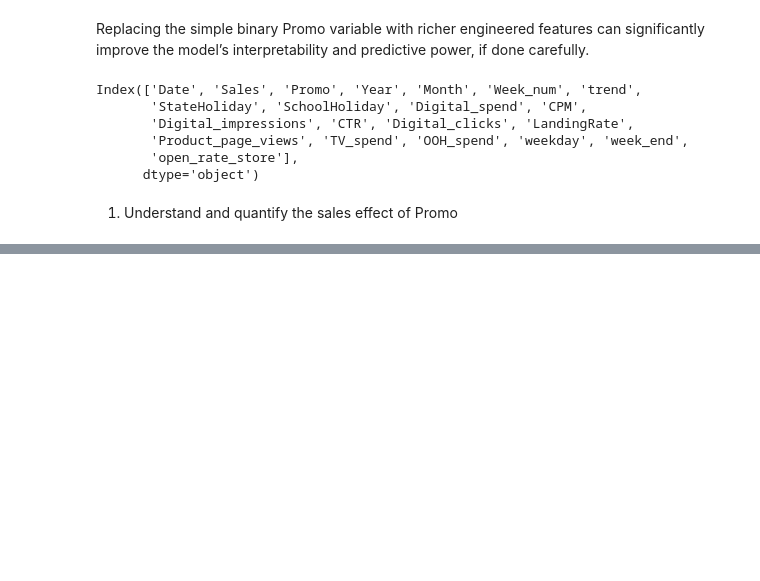
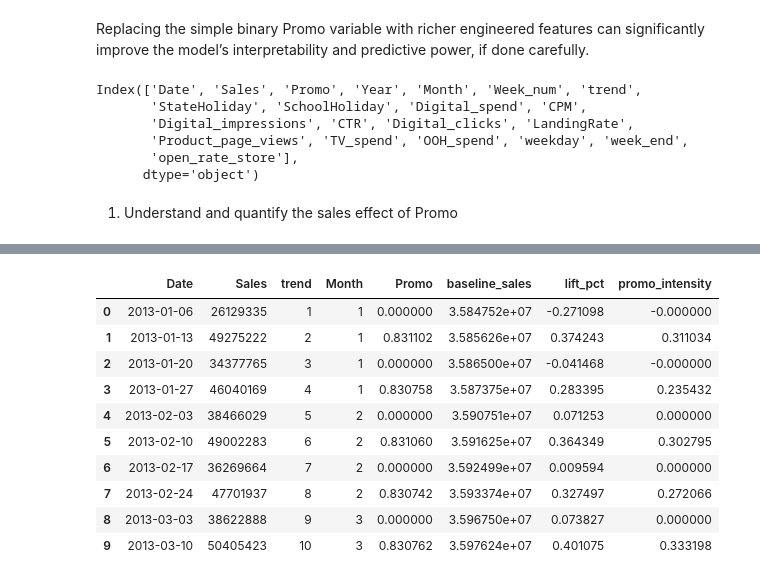
Before and after one commit to diegoferra5/MMMdemo, a Jupyter notebook: notebooks/02_feature_engineering_v1.ipynb, the cells around one changed output, grey strips where cells are left out. Saved outputs shown, nothing was run; the diff lists cells and outputs as text; code cells hidden in the pictures; blank space fills up the shorter version.

```diff
--- a/notebooks/02_feature_engineering_v1.ipynb
+++ b/notebooks/02_feature_engineering_v1.ipynb
@@ -307,0 +332,13 @@ Name: Promo, dtype: float64
+# %%
+import statsmodels.api as sm
+
+df= weekly_sales_enriched.copy()
+nonpromo = df[df["Promo"] < 0.05]  # consider ~0 coverage as no promo
+X = sm.add_constant(nonpromo[["trend", "Month"]])
+y = nonpromo["Sales"]
+
+model = sm.OLS(y, X).fit()
+
+# Predict baseline for all weeks
+df["baseline_sales"] = model.predict(sm.add_constant(df[["trend", "Month"]]))
+df.head()
@@ -307,0 +353,17 @@ Name: Promo, dtype: float64
+# %%
+df["lift_pct"] = (df["Sales"] - df["baseline_sales"]) / df["baseline_sales"]
+df["promo_intensity"] = df["Promo"] * df["lift_pct"]
+
+df[["Date","Sales","trend","Month", "Promo", "baseline_sales","lift_pct","promo_intensity"]].head(10)
+# %% [output]
+|  | Date | Sales | trend | Month | Promo | baseline_sales | lift_pct | promo_intensity |
+| 0 | 2013-01-06 | 26129335 | 1 | 1 | 0.000000 | 3.584752e+07 | -0.271098 | -0.000000 |
+| 1 | 2013-01-13 | 49275222 | 2 | 1 | 0.831102 | 3.585626e+07 | 0.374243 | 0.311034 |
+| 2 | 2013-01-20 | 34377765 | 3 | 1 | 0.000000 | 3.586500e+07 | -0.041468 | -0.000000 |
+| 3 | 2013-01-27 | 46040169 | 4 | 1 | 0.830758 | 3.587375e+07 | 0.283395 | 0.235432 |
+| 4 | 2013-02-03 | 38466029 | 5 | 2 | 0.000000 | 3.590751e+07 | 0.071253 | 0.000000 |
+| 5 | 2013-02-10 | 49002283 | 6 | 2 | 0.831060 | 3.591625e+07 | 0.364349 | 0.302795 |
+| 6 | 2013-02-17 | 36269664 | 7 | 2 | 0.000000 | 3.592499e+07 | 0.009594 | 0.000000 |
+| 7 | 2013-02-24 | 47701937 | 8 | 2 | 0.830742 | 3.593374e+07 | 0.327497 | 0.272066 |
+| 8 | 2013-03-03 | 38622888 | 9 | 3 | 0.000000 | 3.596750e+07 | 0.073827 | 0.000000 |
+| 9 | 2013-03-10 | 50405423 | 10 | 3 | 0.830762 | 3.597624e+07 | 0.401075 | 0.333198 |
```
Also changed, not shown: parts of 11 cells of this notebook.
